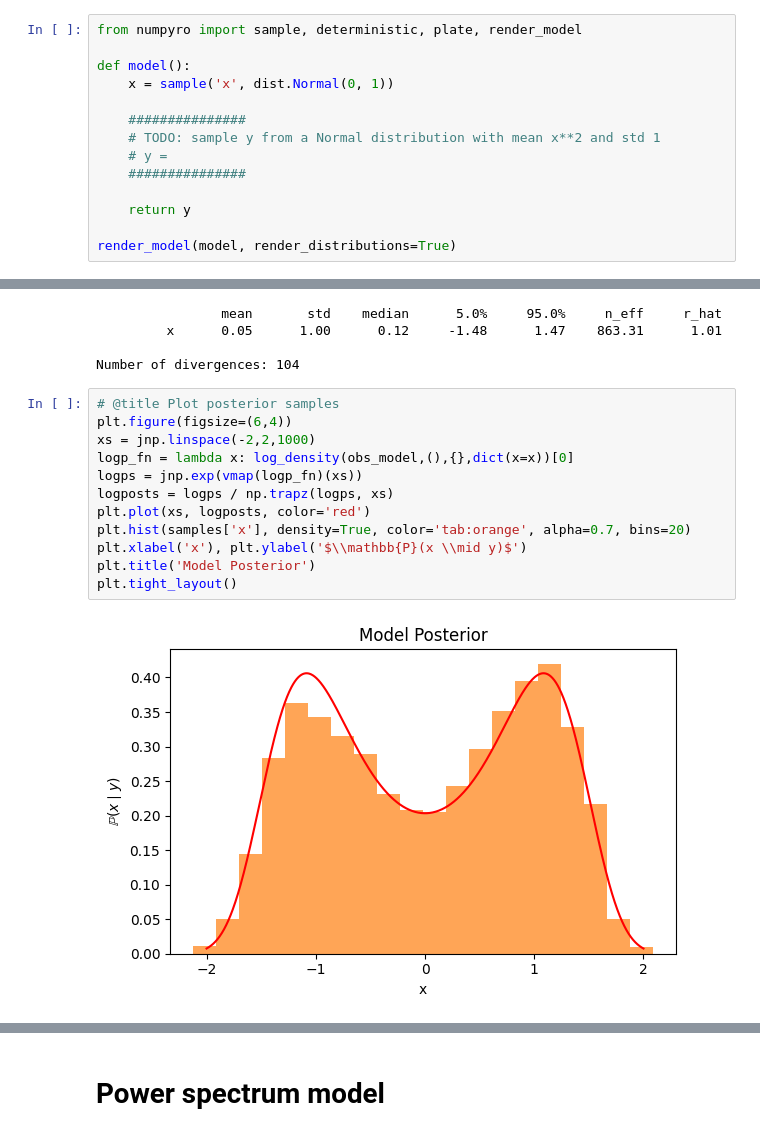
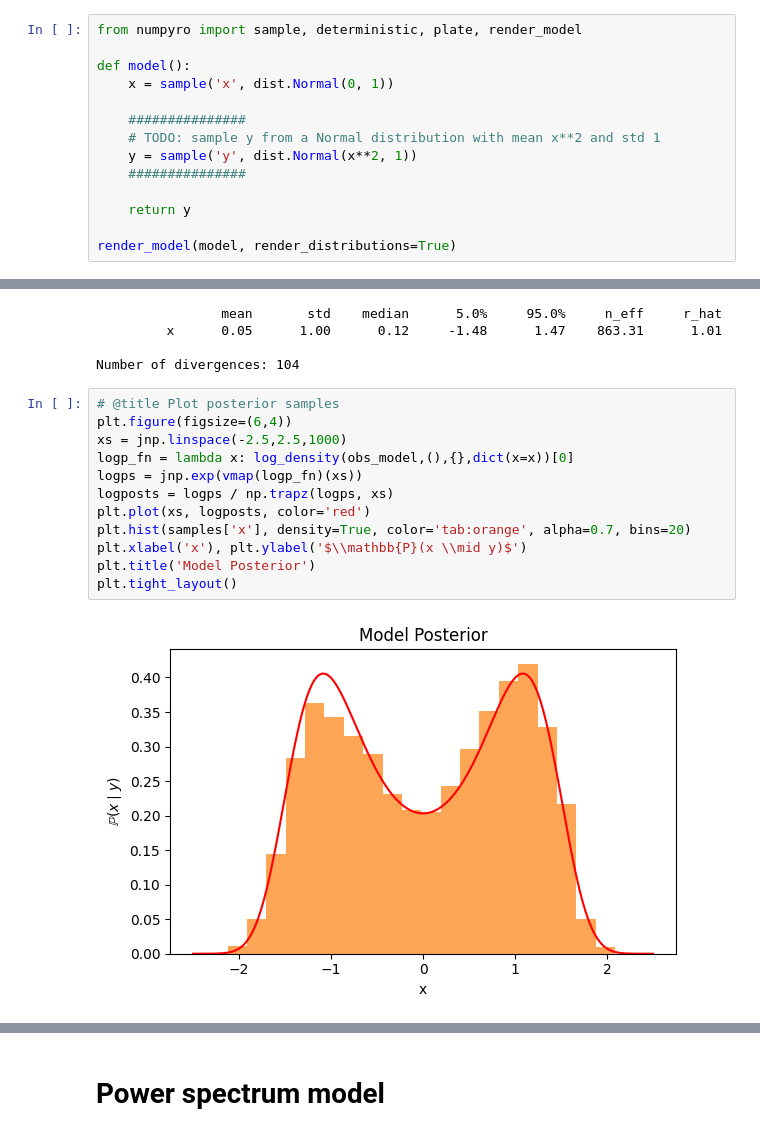
Before and after one commit to hsimonfroy/talks, a Jupyter notebook: 2024CoPhy/ppl4cosmo.ipynb, the cells around one changed output, grey strips where cells are left out. Cells and saved outputs as stored; diff of their text form.

```diff
--- a/2024CoPhy/ppl4cosmo.ipynb
+++ b/2024CoPhy/ppl4cosmo.ipynb
@@ -82,7 +82,7 @@ def model():
 
     ###############
     # TODO: sample y from a Normal distribution with mean x**2 and std 1
-    # y =
+    y = sample('y', dist.Normal(x**2, 1))
     ###############
 
     return y
@@ -165,14 +165,14 @@ Number of divergences: 104
 # %%
 # @title Plot posterior samples
 plt.figure(figsize=(6,4))
-xs = jnp.linspace(-2,2,1000)
+xs = jnp.linspace(-2.5,2.5,1000)
 logp_fn = lambda x: log_density(obs_model,(),{},dict(x=x))[0]
 logps = jnp.exp(vmap(logp_fn)(xs))
 logposts = logps / np.trapz(logps, xs)
 plt.plot(xs, logposts, color='red')
 plt.hist(samples['x'], density=True, color='tab:orange', alpha=0.7, bins=20)
 plt.xlabel('x'), plt.ylabel('$\\mathbb{P}(x \\mid y)$')
 plt.title('Model Posterior')
 plt.tight_layout()
 # %% [output]
-[figure, old version]
+[figure, new version]
```
Also changed, not shown: parts of 14 cells of this notebook.
